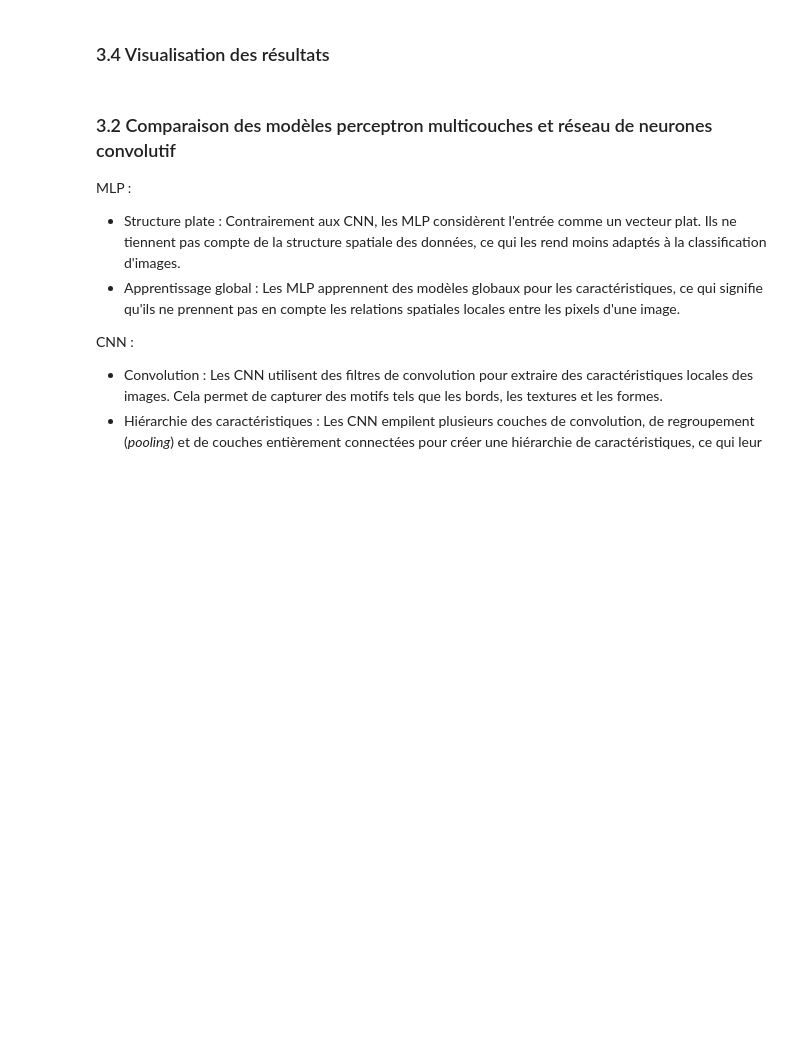
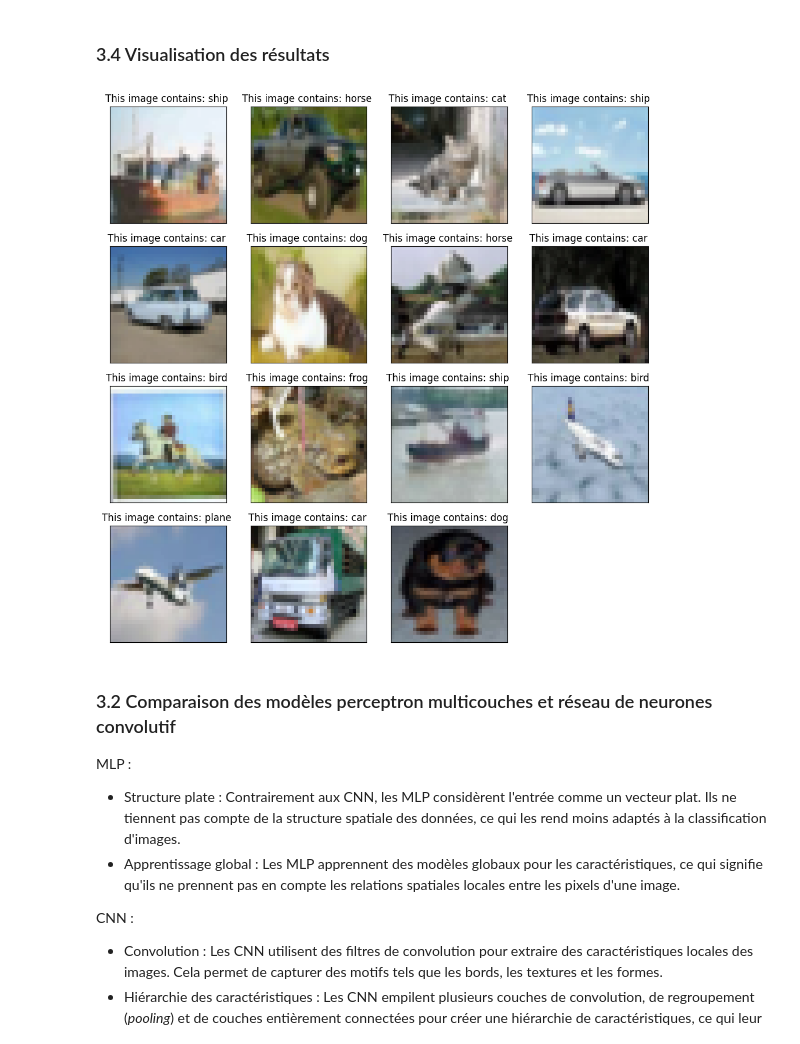
Before and after one commit to VincentHeau/IA, a Jupyter notebook: TP4_MLP_CNN.ipynb, the cells around one changed output. Drawn from its saved outputs; the diff is of its cells as text; code cells hidden in the pictures; blank space fills up the shorter version.

```diff
--- a/TP4_MLP_CNN.ipynb
+++ b/TP4_MLP_CNN.ipynb
@@ -726,19 +753,21 @@ plt.show()
 ### 3.4 Visualisation des résultats
 # %%
 test_features, test_labels = next(iter(test_loader))
-outputs = mlp(test_features)
+outputs = mlp(test_features.to(device)) # Move test_features to the GPU
 _, predicted = torch.max(outputs.data, 1)
 
 plt.figure(figsize=(12, 12), facecolor='white')
 for i in range(15):
     plt.subplot(4,4,i+1)
     img = unorm(test_features[i]).swapaxes(0, 2).swapaxes(0, 1)
     plt.imshow(img)
 
     plt.title('This image contains: {0:>2} '.format(classes[predicted[i].item()]))
     plt.xticks([]), plt.yticks([])
     plt.subplots_adjust()
 plt.show()
+# %% [output]
+[figure, added]
 # %% [markdown]
 ### 3.2 Comparaison des modèles perceptron multicouches et réseau de neurones convolutif
 
```
Also changed, not shown: parts of 10 cells of this notebook.
